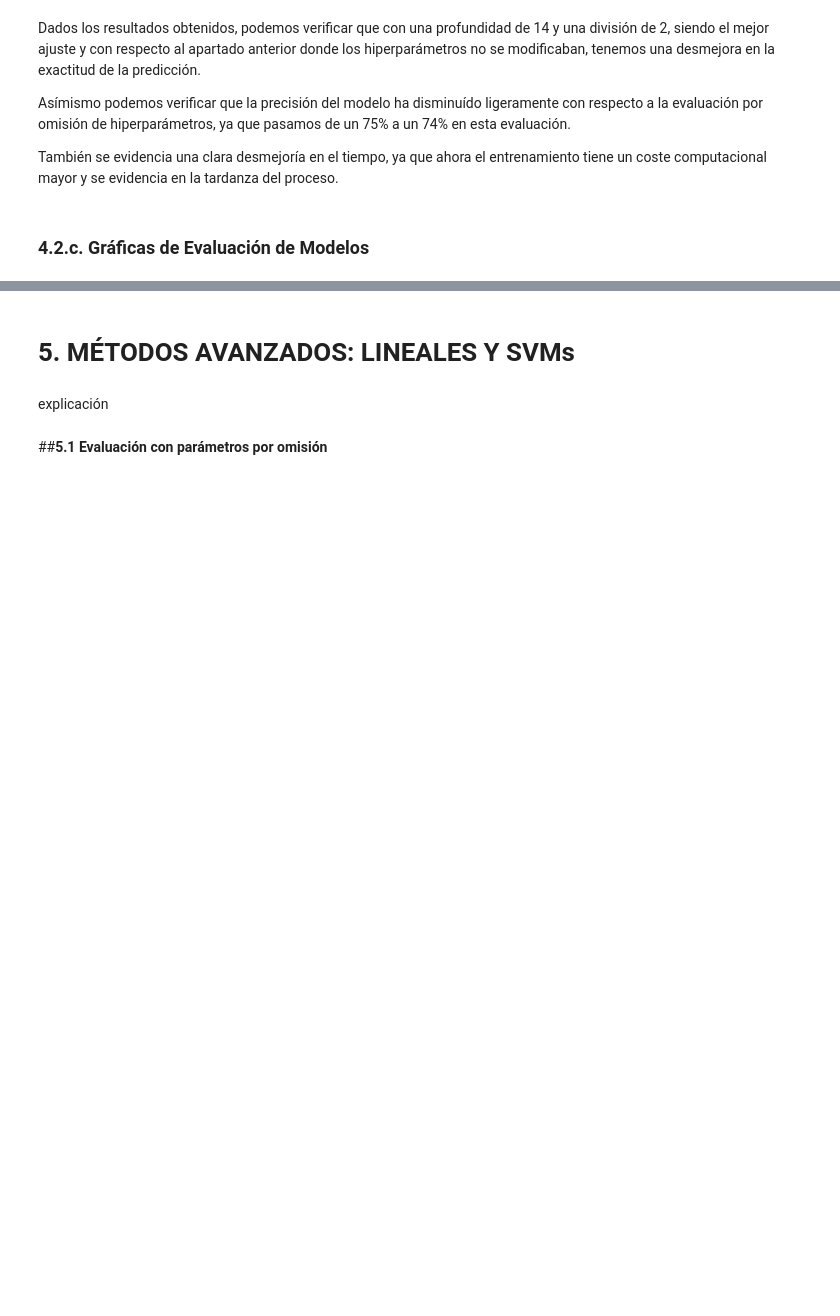
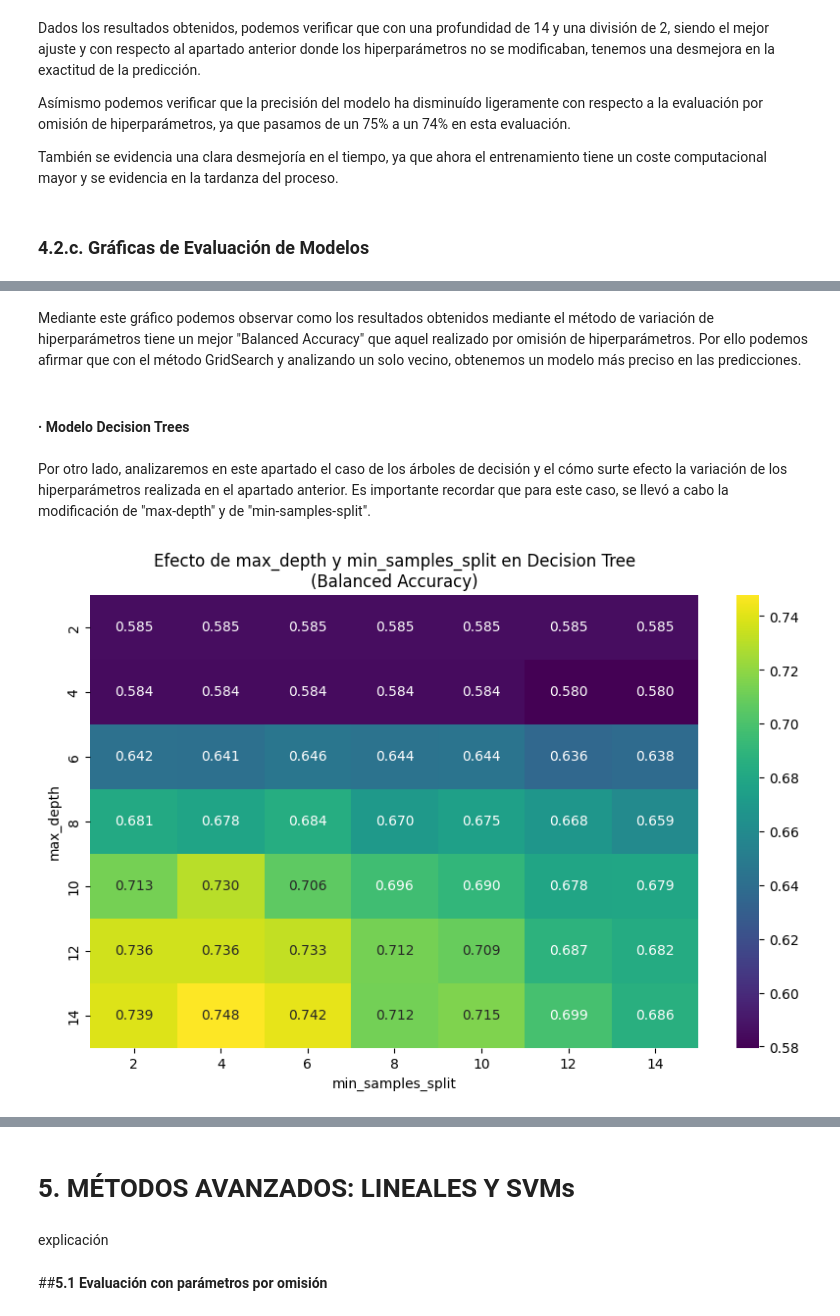
Before and after one commit to 100477706/Proyecto_Aprendizaje, a Jupyter notebook: predicciones.ipynb, the cells around one changed output, grey strips where cells are left out. Drawn from its saved outputs; the diff is of its cells as text; code cells hidden in the pictures; blank space fills up the shorter version.

```diff
--- a/predicciones.ipynb
+++ b/predicciones.ipynb
@@ -593,0 +669,26 @@ También se evidencia una clara desmejoría en el tiempo, ya que ahora el entren
+# %% [markdown]
+Mediante este gráfico podemos observar como los resultados obtenidos mediante el método de variación de hiperparámetros tiene un mejor "Balanced Accuracy" que aquel realizado por omisión de hiperparámetros. Por ello podemos afirmar que con el método GridSearch y analizando un solo vecino, obtenemos un modelo más preciso en las predicciones.
+# %% [markdown]
+#### **· Modelo Decision Trees**
+# %% [markdown]
+Por otro lado, analizaremos en este apartado el caso de los árboles de decisión y el cómo surte efecto la variación de los hiperparámetros realizada en el apartado anterior. Es importante recordar que para este caso, se llevó a cabo la modificación de "max-depth" y de "min-samples-split".
+# %%
+# Extraemos los resultados del GridSearchCV de Decision Tree
+results_dt = pd.DataFrame(gs_dt.cv_results_)
+
+# Creamos una tabla dinámica para el heatmap
+pivot_dt = results_dt.pivot_table(
+    index='param_classifier__max_depth',
+    columns='param_classifier__min_samples_split',
+    values='mean_test_score'
+)
+
+# Plot del heatmap
+plt.figure(figsize=(10, 6))
+sns.heatmap(pivot_dt, annot=True, fmt=".3f", cmap='viridis')
+plt.title('Efecto de max_depth y min_samples_split en Decision Tree\n(Balanced Accuracy)')
+plt.xlabel('min_samples_split')
+plt.ylabel('max_depth')
+plt.show()
+# %% [output]
+[figure, added]
```
Also changed, not shown: parts of 22 cells of this notebook.
